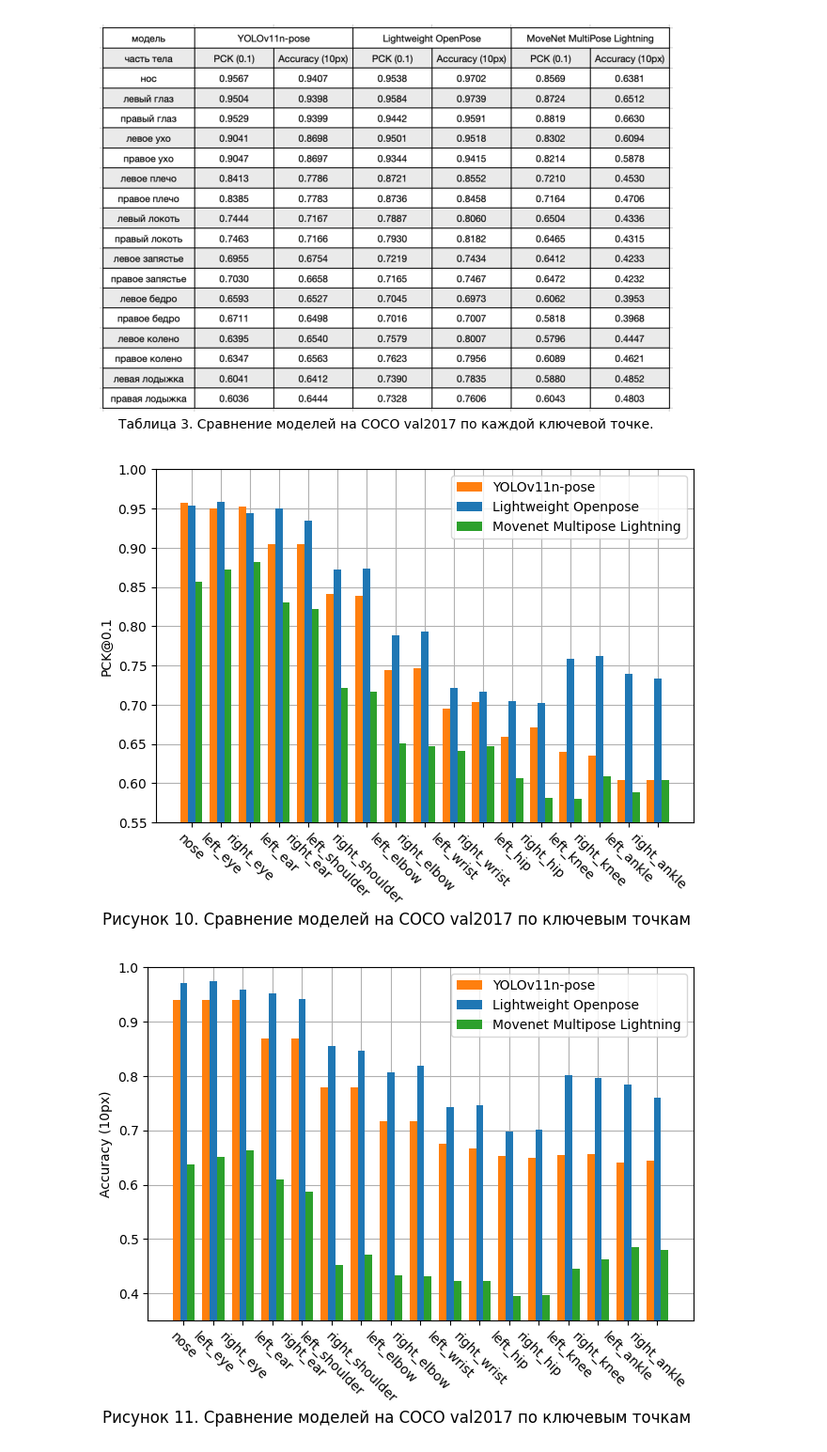
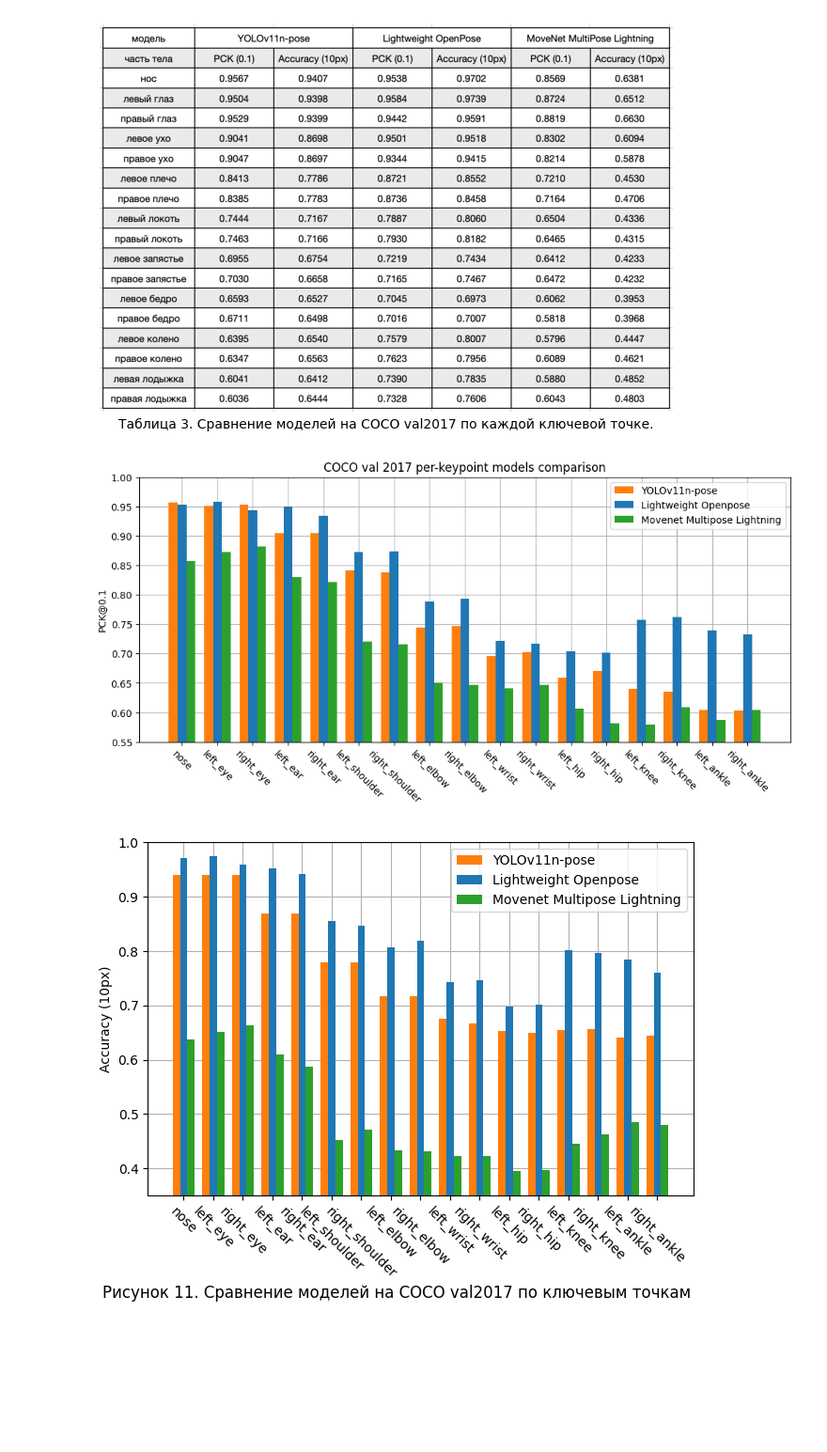
Before and after one commit to Kiri4s/lite-pose-estimation-models-comparison, a Jupyter notebook: notebooks/graphs.ipynb, the cells around one changed output. Shown at 94% size. Cells and saved outputs as stored; diff of their text form; code cells hidden in the pictures; blank space fills up the shorter version.

```diff
--- a/notebooks/graphs.ipynb
+++ b/notebooks/graphs.ipynb
@@ -203,38 +204,38 @@ acc.append([float(yolo[i]) for i in range(20,37)])
 # %%
 x = np.arange(1, 17+1)
 models = ['YOLOv11n-pose', 'Lightweight Openpose', 'Movenet Multipose Lightning']
 #keypoint_names = ['нос', 'левый глаз','правый глаз', 'левое ухо', 'правое ухо',
 #                  'левое плечо', 'правое плечо', 'левый локоть', 'правый локоть',
 #                  'левое запястье', 'правое запястье', 'левое бедро', 'правое бедро',
 #                  'левое колено', 'правое колено', 'левая лодыжка', 'правая лодыжка']
 keypoint_names = [
         'nose', 'left_eye', 'right_eye', 'left_ear', 'right_ear',
         'left_shoulder', 'right_shoulder', 'left_elbow', 'right_elbow',
         'left_wrist', 'right_wrist', 'left_hip', 'right_hip',
         'left_knee', 'right_knee', 'left_ankle', 'right_ankle'
     ]
 colors = ['tab:orange', 'tab:blue', 'tab:green']
 
 pckarr = np.array(pck)
 width = 0.25  # the width of the bars
 multiplier = 0
-fig, ax = plt.subplots(layout='constrained')
+fig, ax = plt.subplots(layout='constrained', figsize=(10,5))
 for m, measurement, c in zip(models,pckarr, colors):
     offset = width * multiplier
     rects = ax.bar(x + offset, np.array(measurement), width, label=m, color=c)
     #ax.bar_label(rects, padding=3)
     multiplier += 1
-
-plt.figtext(0.5, -0.03, "Рисунок 10. Сравнение моделей на COCO val2017 по ключевым точкам", ha="center", fontsize=12)
+plt.figtext(0.5, -0.03, "", ha="center", fontsize=12)
+plt.title("COCO val 2017 per-keypoint models comparison")
 plt.grid()
 ax.set_axisbelow(True)
 ax.set_ylabel('PCK@0.1')
 ax.set_xticks(x + width, keypoint_names, rotation=-45)
 ax.legend(loc='upper right')
 ax.set_ylim(0.55, 1)
-plt.savefig('../../results/pck.pdf', dpi=300, bbox_inches = "tight")
+plt.savefig('../readme/pck.png', dpi=300, bbox_inches = "tight")
 # %% [output]
-[figure, old version]
+[figure, new version]
 # %%
 x = np.arange(1, 17+1)
 models = ['YOLOv11n-pose', 'Lightweight Openpose', 'Movenet Multipose Lightning']
```
Also changed, not shown: parts of 2 cells of this notebook, 6 other files.
